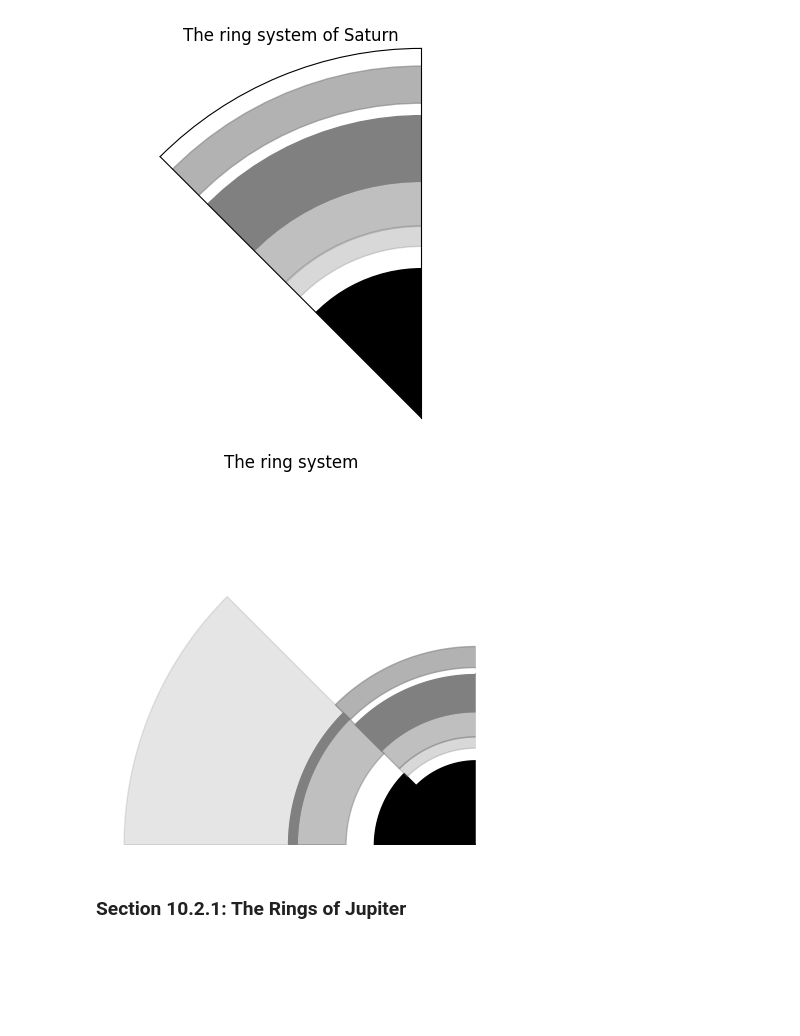
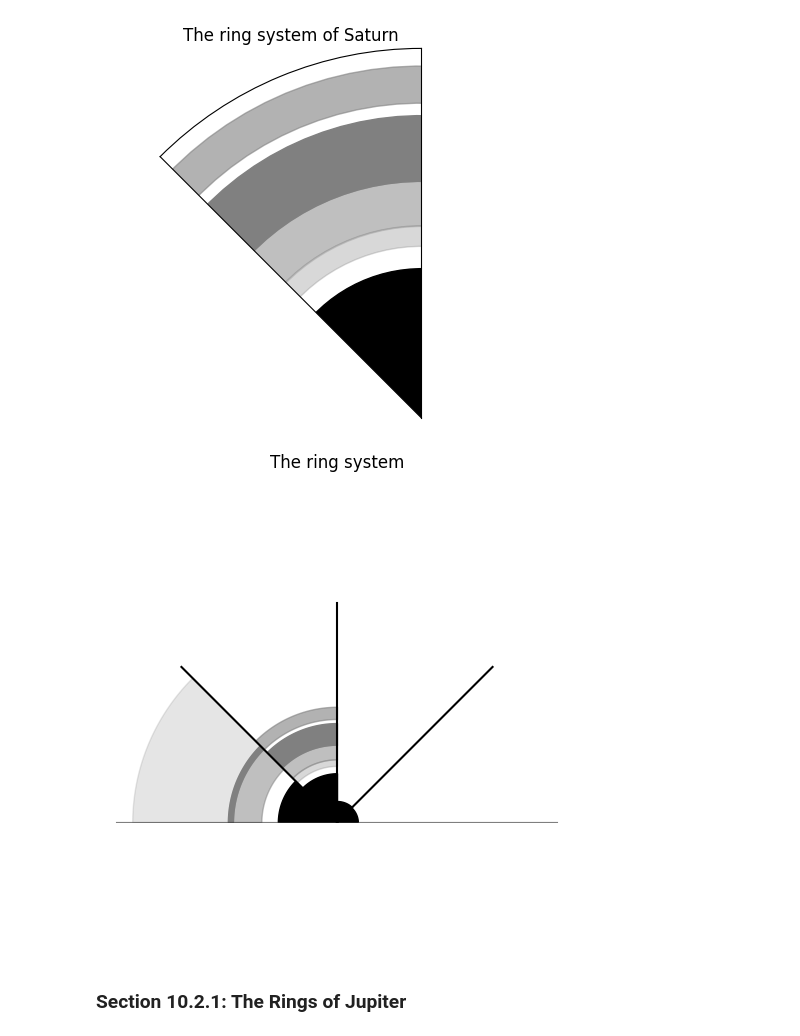
Before and after one commit to seap-udea/murray-dermott-action, a Jupyter notebook: PlanetaryRings/Chapter10.ipynb, the cells around one changed output. Saved outputs shown, nothing was run; the diff lists cells and outputs as text; code cells hidden in the pictures; blank space fills up the shorter version.

```diff
--- a/PlanetaryRings/Chapter10.ipynb
+++ b/PlanetaryRings/Chapter10.ipynb
@@ -104,9 +104,10 @@ plt.show()
 # %% [output]
 [figure]
 # %%
-fig = plt.figure()
+fig = plt.figure(figsize=(6,6))
 ax = fig.add_subplot(111, polar = True)
 plt.title("The ring system")
+
 
 # Plot of Jupiter
 
@@ -141,38 +142,54 @@ ax.fill_between(theta, 0, saturn_radius, color = 'black')
 # Plot of D ring system
 D_inner = 66900
 D_outer = 74658
 ax.fill_between(theta, D_inner, D_outer, color = 'gray', alpha = 0.3)
 
 # Plot of C ring system
 C_inner = 74658
 C_outer = 91975
 ax.fill_between(theta, C_inner, C_outer, color = 'gray', alpha = 0.5)
 
 # Plot of B ring system
 B_inner = 91975
 B_outer = 117507
 ax.fill_between(theta, B_inner, B_outer, color = 'gray', alpha = 1)
 
 # Plot of A ring system
 A_inner = 122340
 A_outer = 136780
 ax.fill_between(theta, A_inner, A_outer, color = 'gray', alpha = 0.6)
 
 
-#for i in [np.pi/2, 3 * np.pi/4, np.pi]:
-#        rad = i
-#        ax.plot([rad,rad], [0,260000], color="black", linewidth=3)
 
-ax.set_thetamin(90)
+# Plot of Uranus
+theta = np.linspace(np.pi/2, np.pi/4, 100)
+
+uranus_radius = 25362
+ax.fill_between(theta, 0, uranus_radius, color = 'black')
+
+
+
+# Plot of Neptune
+theta = np.linspace(0, np.pi/4, 100)
+
+uranus_radius = 24622
+ax.fill_between(theta, 0, uranus_radius, color = 'black')
+
+
+for i in [0, np.pi/4, np.pi/2, 3 * np.pi/4, np.pi]:
+        rad = i
+        ax.plot([rad,rad], [0,260000], color="black", linewidth=1.5)
+
+ax.set_thetamin(0)
 ax.set_thetamax(180)
 
 ax.set_xticklabels([])
 ax.set_yticklabels([])
 plt.axis('off')
 
 plt.show()
 # %% [output]
-[figure, old version]
+[figure, new version]
 # %% [markdown]
  ### Section 10.2.1: The Rings of Jupiter
 # %% [markdown]
```
Also changed, not shown: parts of 14 cells of this notebook.
